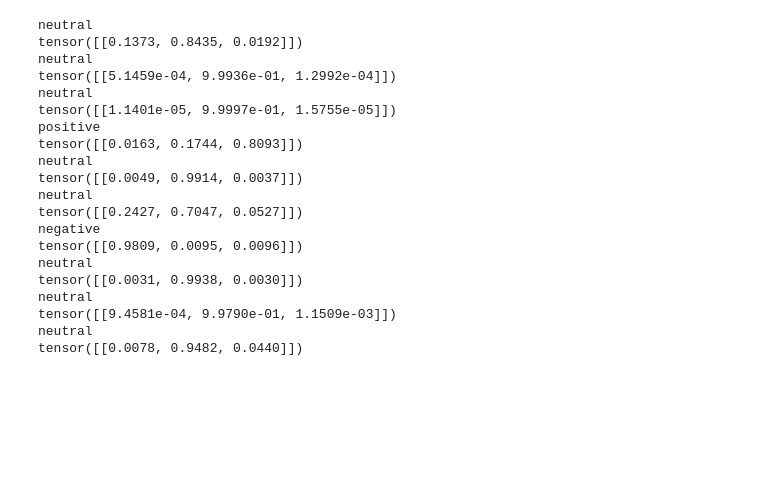
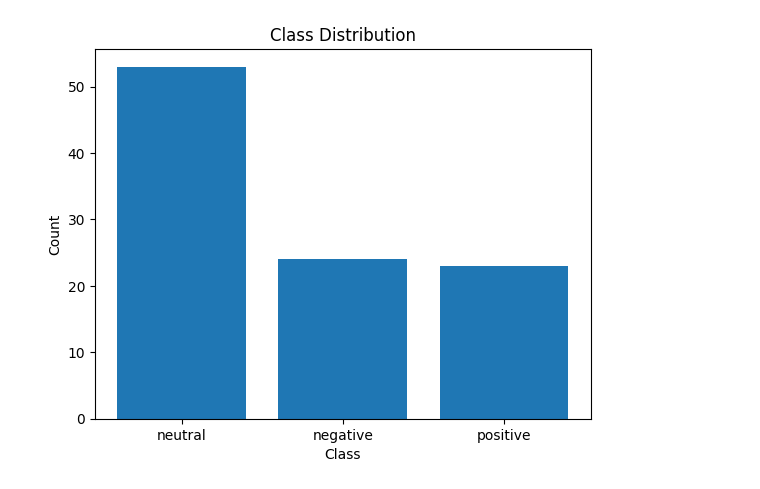
Before and after one commit to MaximilianWeiland/SMDA_Final_Project, a Jupyter notebook: 03_sentiment_classification/validation.ipynb, the cells around one changed output. Cells and saved outputs as stored; diff of their text form; code cells hidden in the pictures; blank space fills up the shorter version.

Commit message:
added validation of sentiment models

```diff
--- a/03_sentiment_classification/validation.ipynb
+++ b/03_sentiment_classification/validation.ipynb
@@ -24,9 +27,13 @@ from germansentiment import SentimentModel
 # %%
-# sample 250 posts
-sampled_posts = all_posts_df.sample(n=250, random_state=20)[["text"]]
+# sample 100 posts
+# sampled_posts = all_posts_df.sample(n=100, random_state=10)[["text"]]
 
 # create an empty column to store the label
-sampled_posts["label"] = ""
+# sampled_posts["label"] = ""
 
 # export to csv for manual labelling
-sampled_posts.to_csv("../01_data/clean_data/posts_manual_labelling.csv")
+# sampled_posts.to_csv("../01_data/clean_data/posts_manual_labelling.csv")
+
+# import the sampled and labelled posts
+sampled_labelled_posts = pd.read_csv("../01_data/clean_data/posts_manual_labelling.csv", usecols=["text", "label"])
+sampled_labelled_posts.head()
@@ -33,31 +47,29 @@ sampled_posts.to_csv("../01_data/clean_data/posts_manual_labelling.csv")
+# %%
+# plot the distribution of classes
+label_counts = sampled_labelled_posts["label"].value_counts()
+plt.bar(label_counts.index, label_counts.values)
+plt.xlabel("Class")
+plt.ylabel("Count")
+plt.title("Class Distribution")
+plt.show()
+# %% [output]
+[figure, added]
 # %%
-for i in range(10):
-    post = sampled_posts.iloc[i]
-    inputs = tokenizer_german_general(post, return_tensors="pt", truncation=True, max_length=512)
-    with torch.no_grad():
-        outputs = model_german_general(**inputs)
-    predictions = torch.nn.functional.softmax(outputs.logits, dim=-1)
-    sentiment_classes = ['negative', 'neutral', 'positive']
-    print(sentiment_classes[predictions.argmax()]) # for the class with highest probability
-    print(predictions)
+# create a function that automates BERT sentiment prediction
+def bert_predict(df, text_column, model, tokenizer):
+    all_posts = df[text_column]
+    all_predictions = []
+    for post in all_posts:
+        input_tokens = tokenizer(post, return_tensors="pt", truncation=True, max_length=512)
+        with torch.no_grad():
+            outputs = model(**input_tokens)
+        predictions = torch.nn.functional.softmax(outputs.logits, dim=-1)
+        sentiment_classes = ["negative", "neutral", "positive"]
+        predicted_class = sentiment_classes[predictions.argmax()]
+        all_predictions.append(predicted_class)
+    return all_predictions
+
+def bert_predict_guhr(df, text_column, model):
+    all_posts = df[text_column]
+    all_predictions = model.predict_sentiment(all_posts)
+    return all_predictions
-# %% [output]
-neutral
-tensor([[0.1373, 0.8435, 0.0192]])
-neutral
-tensor([[5.1459e-04, 9.9936e-01, 1.2992e-04]])
-neutral
-tensor([[1.1401e-05, 9.9997e-01, 1.5755e-05]])
-positive
-tensor([[0.0163, 0.1744, 0.8093]])
-neutral
-tensor([[0.0049, 0.9914, 0.0037]])
-neutral
-tensor([[0.2427, 0.7047, 0.0527]])
-negative
-tensor([[0.9809, 0.0095, 0.0096]])
-neutral
-tensor([[0.0031, 0.9938, 0.0030]])
-neutral
-tensor([[9.4581e-04, 9.9790e-01, 1.1509e-03]])
-neutral
-tensor([[0.0078, 0.9482, 0.0440]])
```
Also changed, not shown: parts of 8 cells of this notebook, 3 other files.
